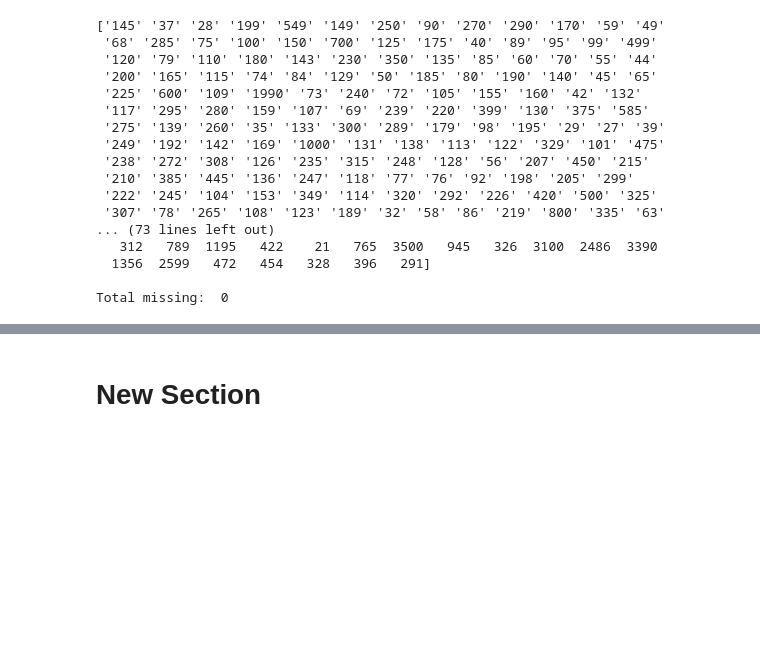
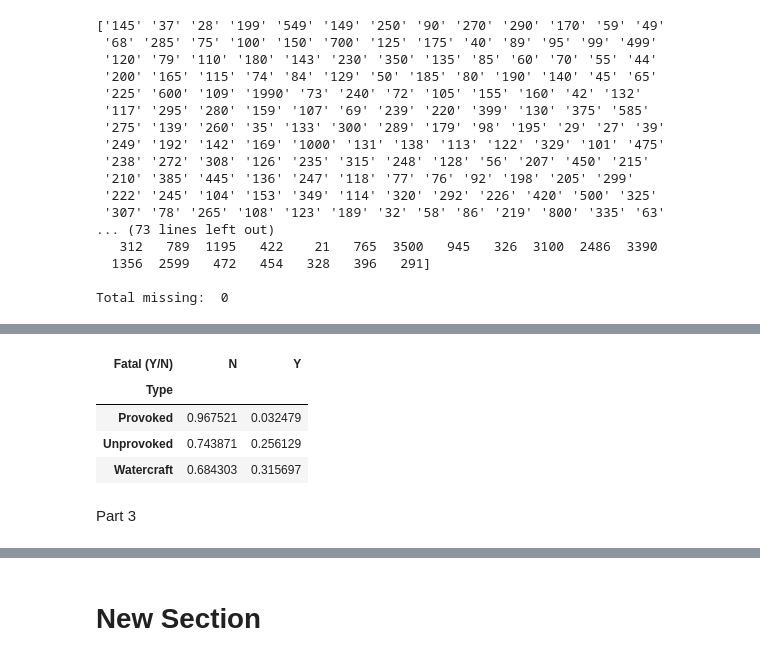
Before and after one commit to taliahtarik/wrangling, a Jupyter notebook: Copy_of_assignment.ipynb, the cells around one changed output, grey strips where cells are left out. Saved outputs shown, nothing was run; the diff lists cells and outputs as text; code cells hidden in the pictures; blank space fills up the shorter version.

```diff
--- a/Copy_of_assignment.ipynb
+++ b/Copy_of_assignment.ipynb
@@ -116,0 +134,19 @@ FileNotFoundError: [Errno 2] No such file or directory: './sharks.csv'
+# %%
+type = df['Type']
+type = type.replace(['Sea Disaster', 'Boat','Boating','Boatomg'],'Watercraft')
+type.value_counts()
+
+type = type.replace(['Invalid', 'Questionable','Unconfirmed','Unverified','Under investigation'],np.nan) # All unclean values
+type.value_counts()
+
+df['Type'] = type
+
+df['Type'].value_counts()
+df['Type'] = type
+del type
+
+df['Type'].value_counts()
+
+
+#In cleaning the "Type" variable, I grouped similar categories like "Sea Disaster," "Boat," "Boating," and "Boatomg" into "Watercraft" to simplify the data and avoid redundancy.
+#I also replaced invalid entries such as "Invalid," "Questionable," and "Unconfirmed" with NaN to remove unreliable data and improve the accuracy of the analysis.
@@ -116,0 +160,12 @@ FileNotFoundError: [Errno 2] No such file or directory: './sharks.csv'
+# %%
+df['Fatal (Y/N)'] = df['Fatal (Y/N)'].replace(['UNKNOWN', 'F','M','2017'],np.nan)
+df['Fatal (Y/N)'] = df['Fatal (Y/N)'].replace('y','Y')
+pd.crosstab(df['Type'],df['Fatal (Y/N)'],normalize='index')
+# %% [output]
+| Fatal (Y/N) | N | Y |
+| Type |  |  |
+| Provoked | 0.967521 | 0.032479 |
+| Unprovoked | 0.743871 | 0.256129 |
+| Watercraft | 0.684303 | 0.315697 |
+# %% [markdown]
+Part 3
```
Also changed, not shown: parts of 8 cells of this notebook.
